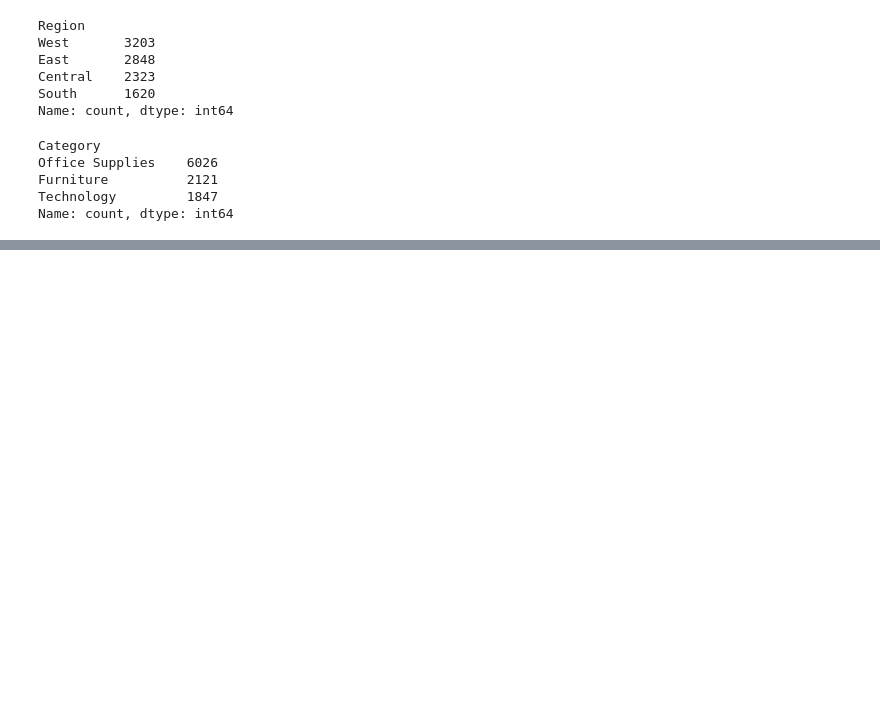
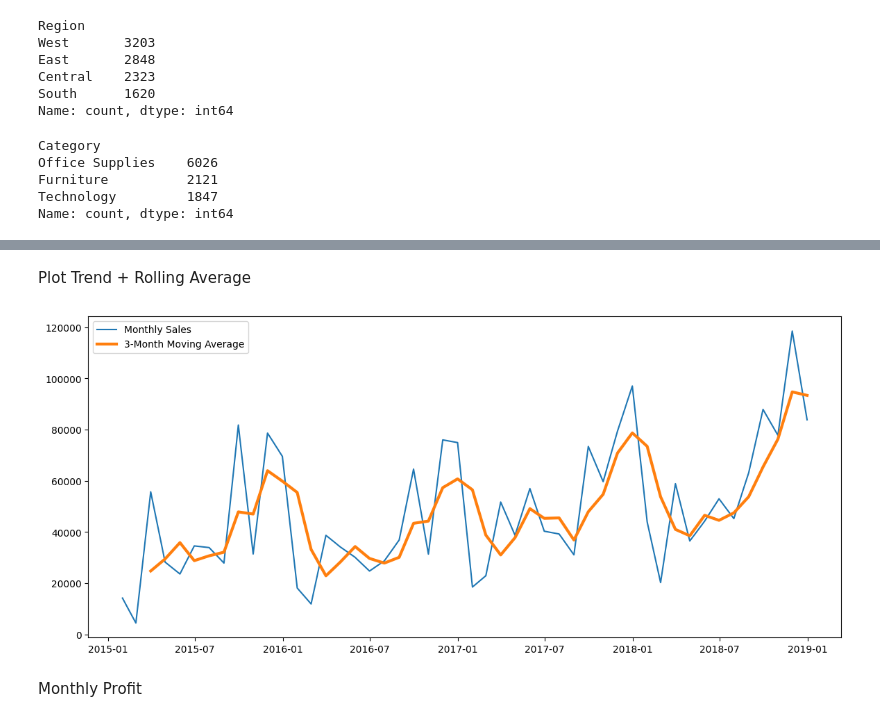
Before and after one commit to AmirhosseinAshrafi99/Sales-Forecasting-Analysis, a Jupyter notebook: notebooks/sales_forecasting_analysis.ipynb, the cells around one changed output, grey strips where cells are left out. Cells and saved outputs as stored; diff of their text form; code cells hidden in the pictures; blank space fills up the shorter version.

```diff
--- a/notebooks/sales_forecasting_analysis.ipynb
+++ b/notebooks/sales_forecasting_analysis.ipynb
@@ -194,0 +364,28 @@ Name: count, dtype: int64
+# %%
+rolling_sales = (
+    monthly_sales
+    .rolling(3)
+    .mean()
+)
+# %% [markdown]
+Plot Trend + Rolling Average
+# %%
+plt.figure(figsize=(14,6))
+
+plt.plot(
+    monthly_sales,
+    label="Monthly Sales"
+)
+
+plt.plot(
+    rolling_sales,
+    label="3-Month Moving Average",
+    linewidth=3
+)
+
+plt.legend()
+plt.show()
+# %% [output]
+[figure, added]
+# %% [markdown]
+Monthly Profit
```
Also changed, not shown: parts of 57 cells of this notebook.
